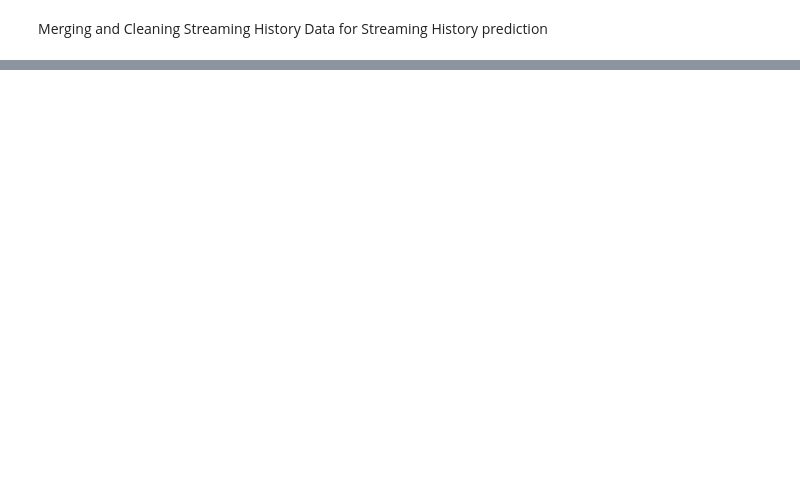
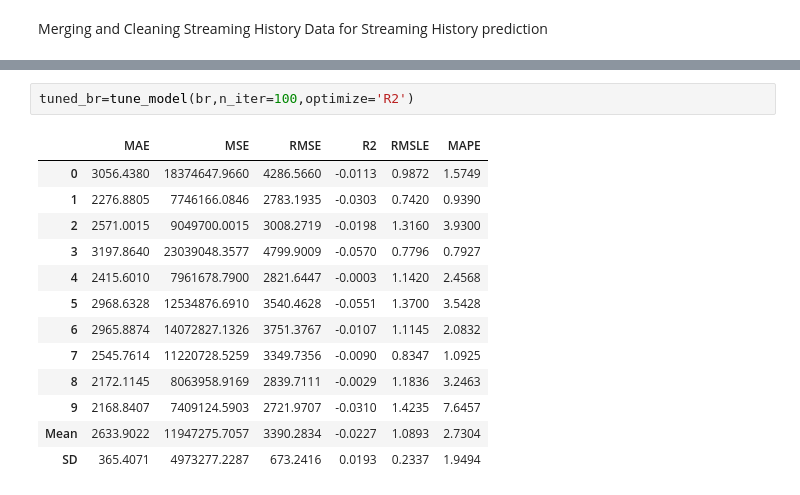
Before and after one commit to santhosh-d/spotanalyst, a Jupyter notebook: predict_stream_history.ipynb, the cells around one changed output, grey strips where cells are left out. Saved outputs shown, nothing was run; the diff lists cells and outputs as text; blank space fills up the shorter version.

```diff
--- a/predict_stream_history.ipynb
+++ b/predict_stream_history.ipynb
@@ -30 +66,17 @@ tuned_en=tune_model(en,optimize="MAE")
+# %%
+tuned_br=tune_model(br,n_iter=100,optimize='R2')
+# %% [output]
+|  | MAE | MSE | RMSE | R2 | RMSLE | MAPE |
+| 0 | 3056.4380 | 18374647.9660 | 4286.5660 | -0.0113 | 0.9872 | 1.5749 |
+| 1 | 2276.8805 | 7746166.0846 | 2783.1935 | -0.0303 | 0.7420 | 0.9390 |
+| 2 | 2571.0015 | 9049700.0015 | 3008.2719 | -0.0198 | 1.3160 | 3.9300 |
+| 3 | 3197.8640 | 23039048.3577 | 4799.9009 | -0.0570 | 0.7796 | 0.7927 |
+| 4 | 2415.6010 | 7961678.7900 | 2821.6447 | -0.0003 | 1.1420 | 2.4568 |
+| 5 | 2968.6328 | 12534876.6910 | 3540.4628 | -0.0551 | 1.3700 | 3.5428 |
+| 6 | 2965.8874 | 14072827.1326 | 3751.3767 | -0.0107 | 1.1145 | 2.0832 |
+| 7 | 2545.7614 | 11220728.5259 | 3349.7356 | -0.0090 | 0.8347 | 1.0925 |
+| 8 | 2172.1145 | 8063958.9169 | 2839.7111 | -0.0029 | 1.1836 | 3.2463 |
+| 9 | 2168.8407 | 7409124.5903 | 2721.9707 | -0.0310 | 1.4235 | 7.6457 |
+| Mean | 2633.9022 | 11947275.7057 | 3390.2834 | -0.0227 | 1.0893 | 2.7304 |
+| SD | 365.4071 | 4973277.2287 | 673.2416 | 0.0193 | 0.2337 | 1.9494 |
 # %%
```
Also changed, not shown: parts of 20 cells of this notebook, 9 other files.
